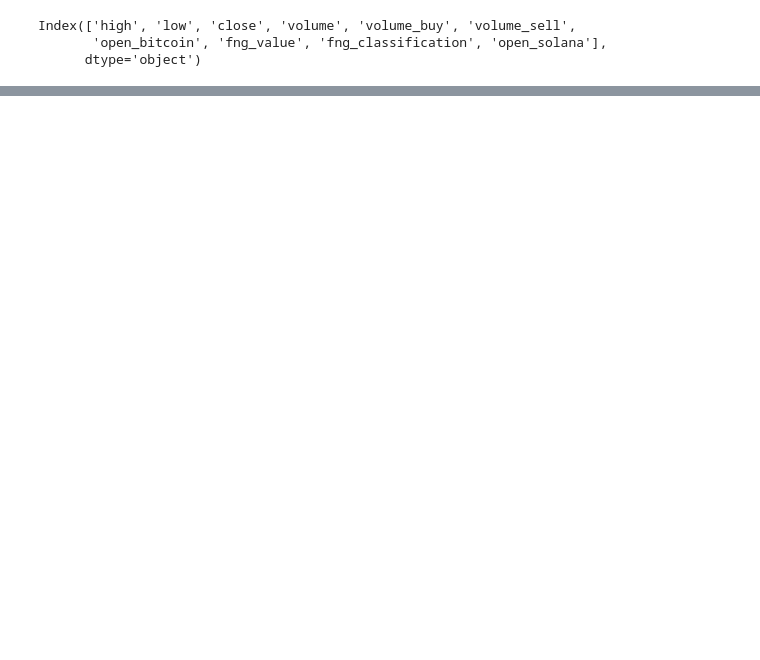
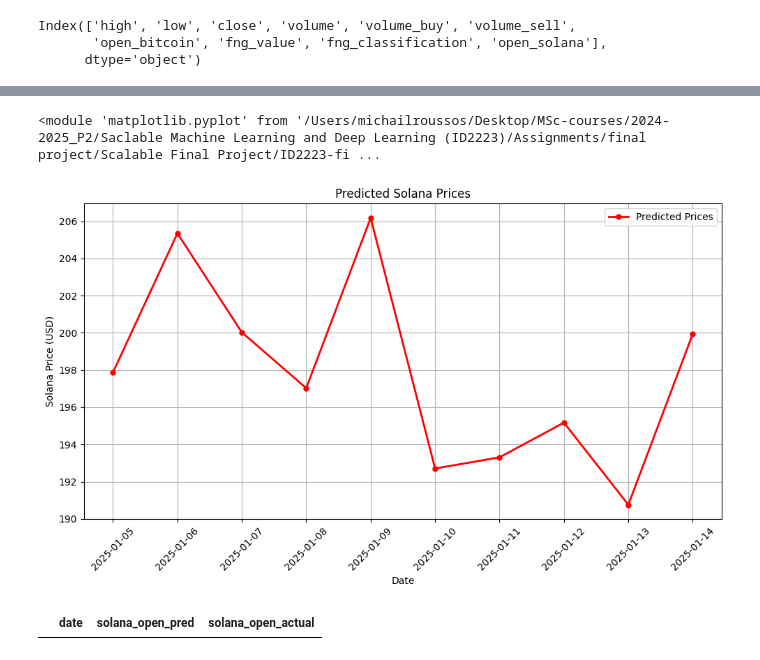
Before and after one commit to natassaf/ID2223-final-project, a Jupyter notebook: inference_pipeline.ipynb, the cells around one changed output, grey strips where cells are left out. Drawn from its saved outputs; the diff is of its cells as text; code cells hidden in the pictures; blank space fills up the shorter version.

```diff
--- a/inference_pipeline.ipynb
+++ b/inference_pipeline.ipynb
@@ -219,0 +280,8 @@ monitor_fg.insert(
+# %%
+solana_pred_df=result[["date","open_solana"]]
+
+solana_pred_df['date'] = solana_pred_df['date'].dt.tz_localize(None)
+solana_pred_df.rename(columns={'open_solana': 'solana_open_pred'}, inplace=True)
+solana_pred_df = solana_pred_df.sort_values(by='date')
+
+solana_pred_df
@@ -219,0 +309,7 @@ monitor_fg.insert(
+# %%
+file_path='img/solana_predictions_plot.png'
+
+plot_solana_predictions(solana_pred_df, file_path)
+# %% [output]
+<module 'matplotlib.pyplot' from '/Users/michailroussos/Desktop/MSc-courses/2024-2025_P2/Saclable Machine Learning and Deep Learning (ID2223)/Assignments/final project/Scalable Final Project/ID2223-fi ...
+[figure, added]
@@ -219,0 +327,8 @@ monitor_fg.insert(
+# %%
+# Merge the two df on date
+pred_actual_join = solana_pred_df.merge(solana_actual_df, left_on='date', right_on='date')
+
+# Show the results
+pred_actual_join
+# %% [output]
+|  | date | solana_open_pred | solana_open_actual |
```
Also changed, not shown: parts of 28 cells of this notebook, 7 other files.
